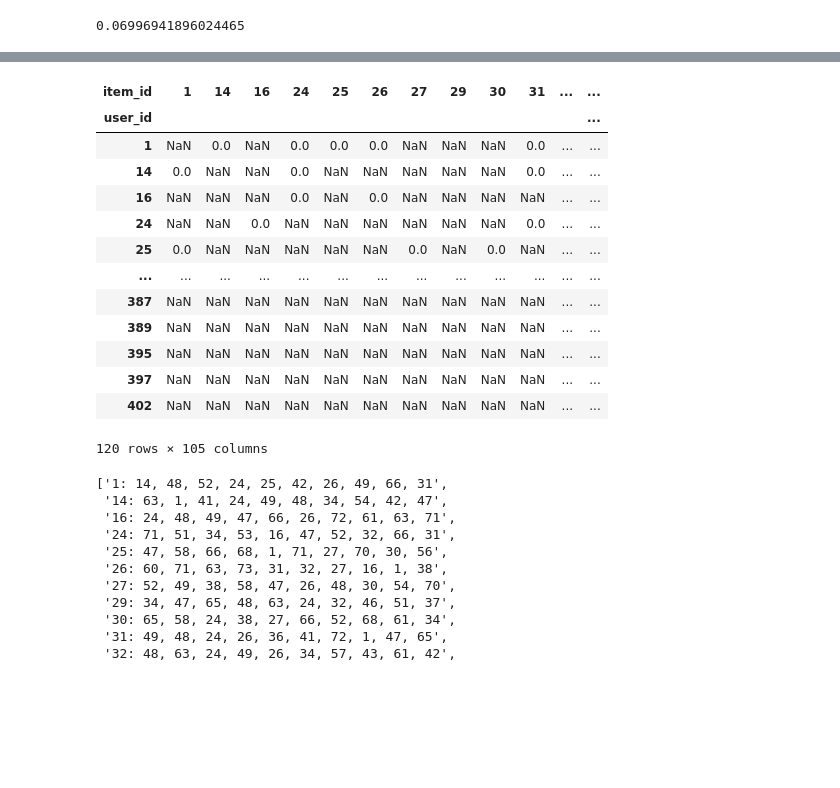
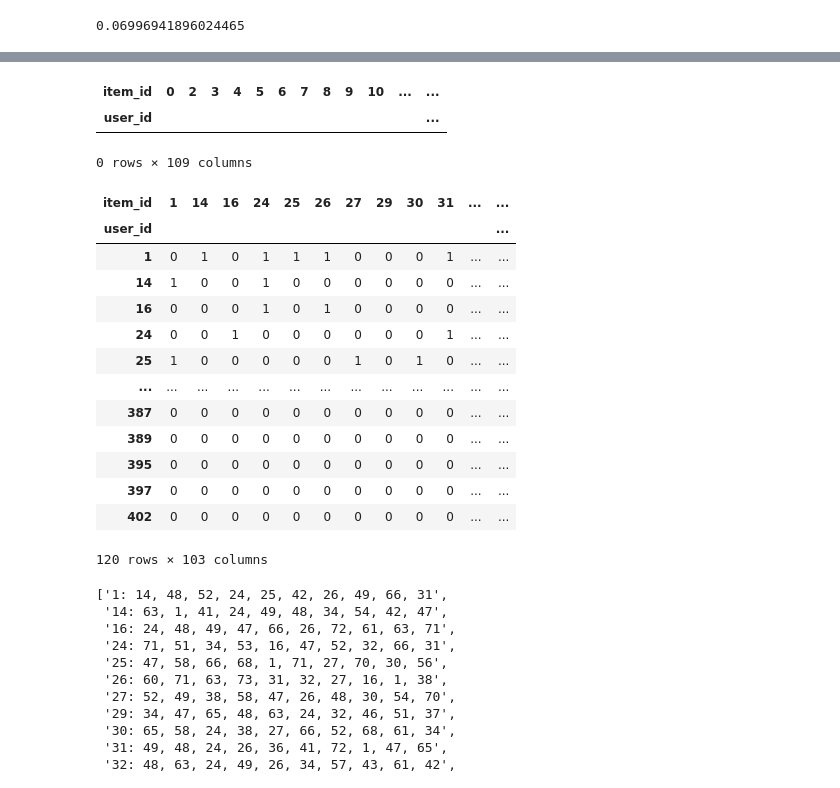
Before and after one commit to ML-Response-Unit/recsys_pipes, a Jupyter notebook: research/ease.ipynb, the cells around one changed output, grey strips where cells are left out. Cells and saved outputs as stored; diff of their text form; code cells hidden in the pictures; blank space fills up the shorter version.

```diff
--- a/research/ease.ipynb
+++ b/research/ease.ipynb
@@ -230,17 +200,6 @@ output_df = pd
 # %%
-pd.pivot_table(data=preds, index="user_id", columns="item_id", values="score")
+pd.pivot_table(data=friends, index="user_id", columns="item_id", values="rating").iloc[:0]
 # %% [output]
-| item_id | 1 | 14 | 16 | 24 | 25 | 26 | 27 | 29 | 30 | 31 | ... | ... |
+| item_id | 0 | 2 | 3 | 4 | 5 | 6 | 7 | 8 | 9 | 10 | ... | ... |
 | user_id |  |  |  |  |  |  |  |  |  |  |  | ... |
-| 1 | NaN | 0.0 | NaN | 0.0 | 0.0 | 0.0 | NaN | NaN | NaN | 0.0 | ... | ... |
-| 14 | 0.0 | NaN | NaN | 0.0 | NaN | NaN | NaN | NaN | NaN | 0.0 | ... | ... |
-| 16 | NaN | NaN | NaN | 0.0 | NaN | 0.0 | NaN | NaN | NaN | NaN | ... | ... |
-| 24 | NaN | NaN | 0.0 | NaN | NaN | NaN | NaN | NaN | NaN | 0.0 | ... | ... |
-| 25 | 0.0 | NaN | NaN | NaN | NaN | NaN | 0.0 | NaN | 0.0 | NaN | ... | ... |
-| ... | ... | ... | ... | ... | ... | ... | ... | ... | ... | ... | ... | ... |
-| 387 | NaN | NaN | NaN | NaN | NaN | NaN | NaN | NaN | NaN | NaN | ... | ... |
-| 389 | NaN | NaN | NaN | NaN | NaN | NaN | NaN | NaN | NaN | NaN | ... | ... |
-| 395 | NaN | NaN | NaN | NaN | NaN | NaN | NaN | NaN | NaN | NaN | ... | ... |
-| 397 | NaN | NaN | NaN | NaN | NaN | NaN | NaN | NaN | NaN | NaN | ... | ... |
-| 402 | NaN | NaN | NaN | NaN | NaN | NaN | NaN | NaN | NaN | NaN | ... | ... |
-120 rows × 105 columns
+0 rows × 109 columns
@@ -249,3 +226,20 @@ px.imshow(pd.pivot_table(data=preds, index="user_id", columns="item_id", values=
+# %%
+pivot_table
+# %% [output]
+| item_id | 1 | 14 | 16 | 24 | 25 | 26 | 27 | 29 | 30 | 31 | ... | ... |
+| user_id |  |  |  |  |  |  |  |  |  |  |  | ... |
+| 1 | 0 | 1 | 0 | 1 | 1 | 1 | 0 | 0 | 0 | 1 | ... | ... |
+| 14 | 1 | 0 | 0 | 1 | 0 | 0 | 0 | 0 | 0 | 0 | ... | ... |
+| 16 | 0 | 0 | 0 | 1 | 0 | 1 | 0 | 0 | 0 | 0 | ... | ... |
+| 24 | 0 | 0 | 1 | 0 | 0 | 0 | 0 | 0 | 0 | 1 | ... | ... |
+| 25 | 1 | 0 | 0 | 0 | 0 | 0 | 1 | 0 | 1 | 0 | ... | ... |
+| ... | ... | ... | ... | ... | ... | ... | ... | ... | ... | ... | ... | ... |
+| 387 | 0 | 0 | 0 | 0 | 0 | 0 | 0 | 0 | 0 | 0 | ... | ... |
+| 389 | 0 | 0 | 0 | 0 | 0 | 0 | 0 | 0 | 0 | 0 | ... | ... |
+| 395 | 0 | 0 | 0 | 0 | 0 | 0 | 0 | 0 | 0 | 0 | ... | ... |
+| 397 | 0 | 0 | 0 | 0 | 0 | 0 | 0 | 0 | 0 | 0 | ... | ... |
+| 402 | 0 | 0 | 0 | 0 | 0 | 0 | 0 | 0 | 0 | 0 | ... | ... |
+120 rows × 103 columns
 # %%
 ans
 # %% [output]
```
Also changed, not shown: parts of 9 cells of this notebook, 13 other files.
